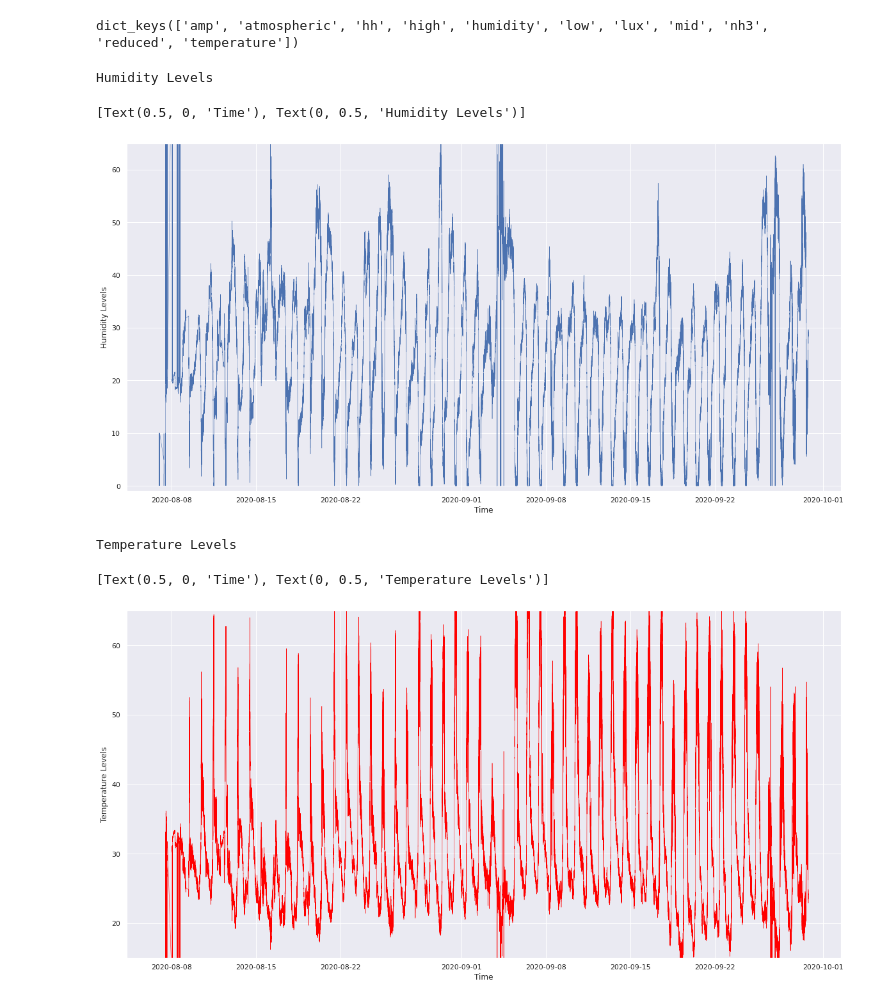
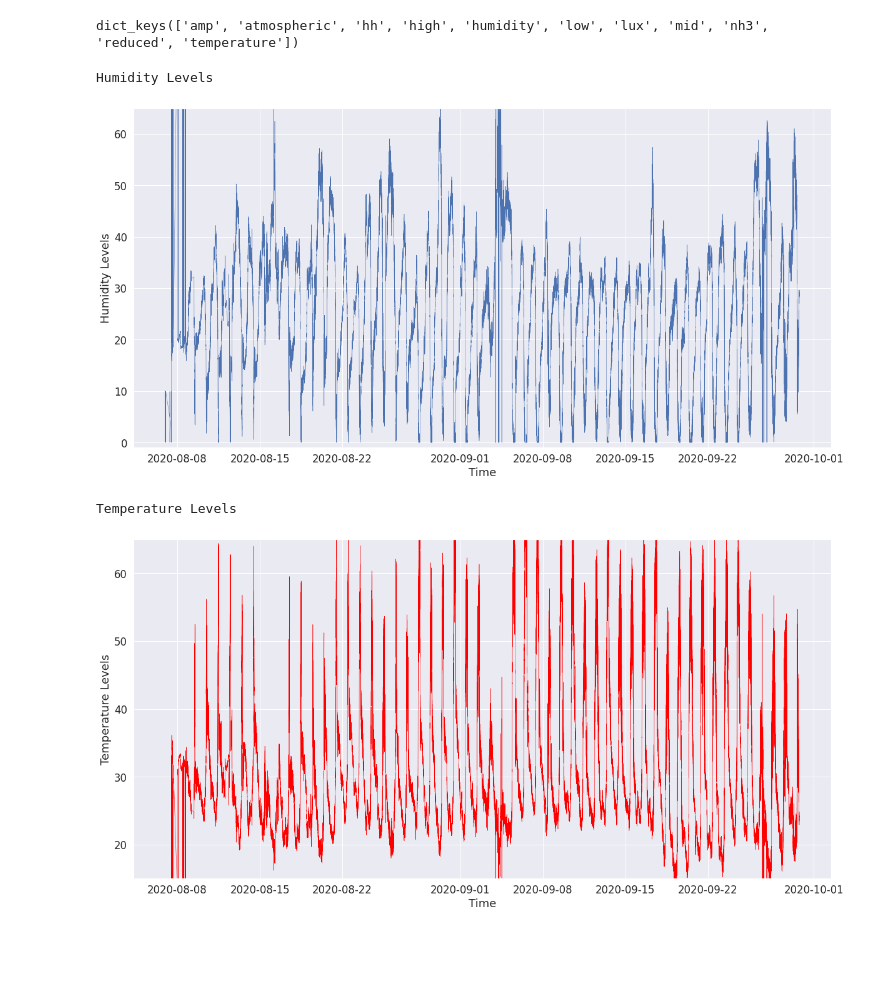
Before and after one commit to chlorophylla-live/botanical-sensor-data, a Jupyter notebook: chlorophylla.ipynb, the cells around one changed output. Cells and saved outputs as stored; diff of their text form; code cells hidden in the pictures; blank space fills up the shorter version.

```diff
--- a/chlorophylla.ipynb
+++ b/chlorophylla.ipynb
@@ -61,6 +61,8 @@ import pandas as pd
 import matplotlib.pyplot as plt
 import seaborn as sns
 sns.set()
+sns.set_style("whitegrid")
+sns.set(font_scale=1.7)
 # %%
 aug = pd.read_csv('august2020.csv')
 sep = pd.read_csv('september2020.csv')
@@ -96,15 +98,15 @@ dict_keys(['amp', 'atmospheric', 'hh', 'high', 'humidity', 'low', 'lux', 'mid',
 # %%
 what = 'Humidity Levels'
 print(what)
 key = 'humidity'
-figure(figsize=(20,10))
+plt.figure(figsize=(20,10))
 g = sns.lineplot(data=grps[key], x=grps[key]['datetime'], y="dbl_v", linewidth=0.5, ci=None)
 g.set_ylim(-1, 65)
 g.set(xlabel='Time', ylabel=what)
+plt.savefig(what+'.svg', transparent=True)
 # %% [output]
 Humidity Levels
-[Text(0.5, 0, 'Time'), Text(0, 0.5, 'Humidity Levels')]
-[figure, old version]
+[figure, new version]
 # %%
 what = 'Temperature Levels'
 print(what)
@@ -113,10 +115,10 @@ plt.figure(figsize=(20,10))
 g = sns.lineplot(data=grps[key], x=grps[key]['datetime'], color='red', y="dbl_v", linewidth=0.5, ci=None)
 g.set_ylim(15, 65)
 g.set(xlabel='Time', ylabel=what)
+plt.savefig(what+'.svg', transparent=True)
 # %% [output]
 Temperature Levels
-[Text(0.5, 0, 'Time'), Text(0, 0.5, 'Temperature Levels')]
-[figure, old version]
+[figure, new version]
 # %%
 what = 'Atmospheric pressure'
 print(what)
```
Also changed, not shown: parts of 4 cells of this notebook, 1 other file.
